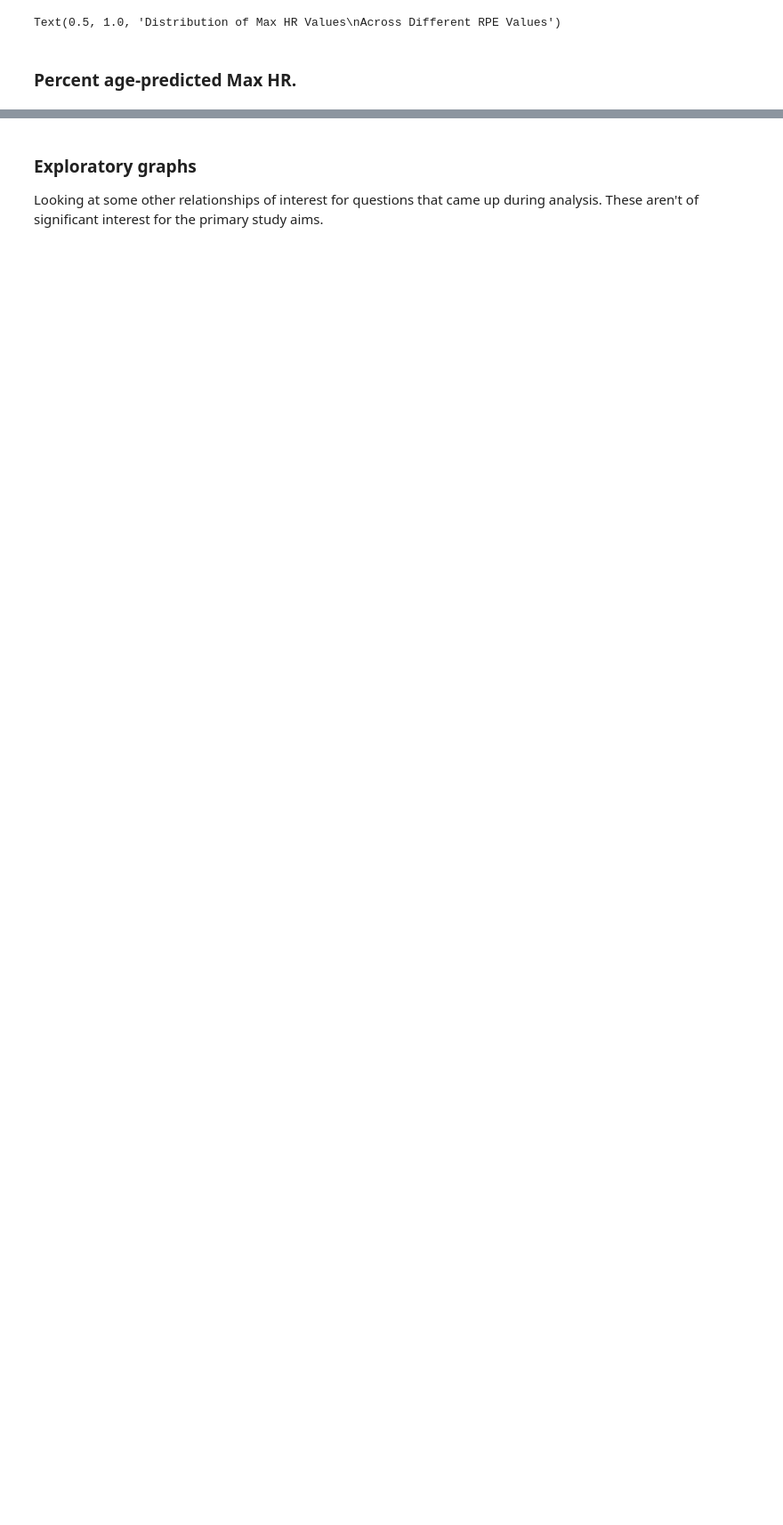
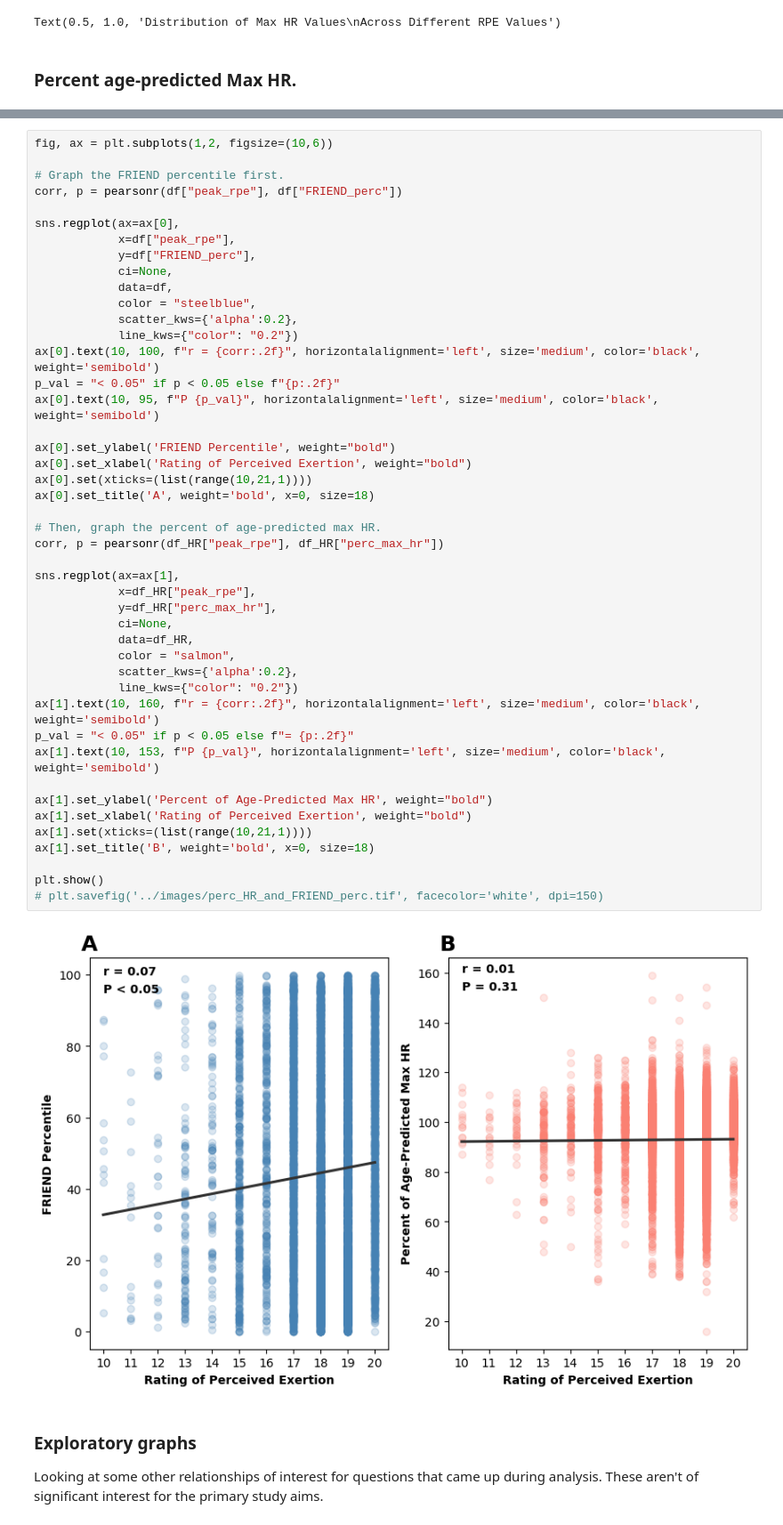
Before and after one commit to JimPeterman/FRIEND_RPE, a Jupyter notebook: rpe_figures.ipynb, the cells around one changed output, grey strips where cells are left out. Shown at 89% size. Saved outputs shown, nothing was run; the diff lists cells and outputs as text; blank space fills up the shorter version.

```diff
--- a/rpe_figures.ipynb
+++ b/rpe_figures.ipynb
@@ -185,3 +197,50 @@ Text(0.5, 1.0, 'Distribution of Percent Age-Predicted Max HR Values\nAcross Diff
+# %%
+fig, ax = plt.subplots(1,2, figsize=(10,6))
+
+# Graph the FRIEND percentile first.
+corr, p = pearsonr(df["peak_rpe"], df["FRIEND_perc"])
+
+sns.regplot(ax=ax[0],
+            x=df["peak_rpe"],
+            y=df["FRIEND_perc"],
+            ci=None,
+            data=df,
+            color = "steelblue",
+            scatter_kws={'alpha':0.2},
+            line_kws={"color": "0.2"})
+ax[0].text(10, 100, f"r = {corr:.2f}", horizontalalignment='left', size='medium', color='black', weight='semibold')
+p_val = "< 0.05" if p < 0.05 else f"{p:.2f}"
+ax[0].text(10, 95, f"P {p_val}", horizontalalignment='left', size='medium', color='black', weight='semibold')
+
+ax[0].set_ylabel('FRIEND Percentile', weight="bold")
+ax[0].set_xlabel('Rating of Perceived Exertion', weight="bold")
+ax[0].set(xticks=(list(range(10,21,1))))
+ax[0].set_title('A', weight='bold', x=0, size=18)
+
+# Then, graph the percent of age-predicted max HR.
+corr, p = pearsonr(df_HR["peak_rpe"], df_HR["perc_max_hr"])
+
+sns.regplot(ax=ax[1],
+            x=df_HR["peak_rpe"],
+            y=df_HR["perc_max_hr"],
+            ci=None,
+            data=df_HR,
+            color = "salmon",
+            scatter_kws={'alpha':0.2},
+            line_kws={"color": "0.2"})
+ax[1].text(10, 160, f"r = {corr:.2f}", horizontalalignment='left', size='medium', color='black', weight='semibold')
+p_val = "< 0.05" if p < 0.05 else f"= {p:.2f}"
+ax[1].text(10, 153, f"P {p_val}", horizontalalignment='left', size='medium', color='black', weight='semibold')
+
+ax[1].set_ylabel('Percent of Age-Predicted Max HR', weight="bold")
+ax[1].set_xlabel('Rating of Perceived Exertion', weight="bold")
+ax[1].set(xticks=(list(range(10,21,1))))
+ax[1].set_title('B', weight='bold', x=0, size=18)
+
+plt.show()
+# plt.savefig('../images/perc_HR_and_FRIEND_perc.tif', facecolor='white', dpi=150)
+# %% [output]
+[figure, added]
 # %% [markdown]
 ### Exploratory graphs
 Looking at some other relationships of interest for questions that came up during analysis. These aren't of significant interest for the primary study aims.
```
Also changed, not shown: parts of 4 cells of this notebook.
